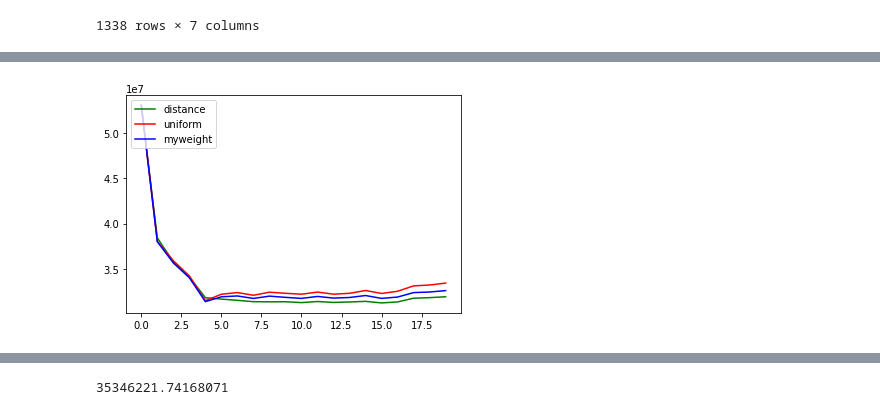
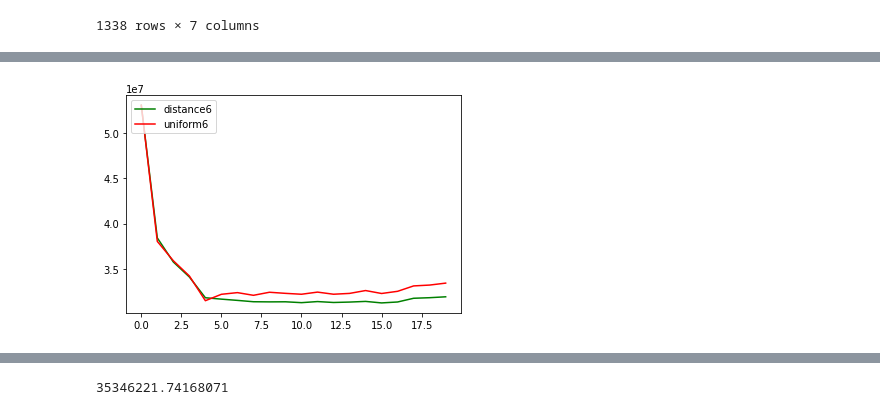
Before and after one commit to huutuongtu/AI_project, a Jupyter notebook: AI.ipynb, the cells around one changed output, grey strips where cells are left out. Drawn from its saved outputs; the diff is of its cells as text; code cells hidden in the pictures.

```diff
--- a/AI.ipynb
+++ b/AI.ipynb
@@ -15,7 +16,7 @@ Complete import
 Load data
 # %%
 cols = ['age', 'sex', 'bmi', 'children', 'smoker', 'region', 'expenses']
-insurance = pd.read_csv('./insurance.csv', names=cols)
+insurance = pd.read_csv('./Data/insurance.csv', names=cols)
 print(insurance.shape)
 insurance.head()
 # %% [output]
@@ -155,7 +166,7 @@ Name: expenses, Length: 896, dtype: float64
 from sklearn.metrics import mean_squared_error, r2_score
 import numpy as np
 
-distance = []
+distance_6 = []
 from sklearn.neighbors import KNeighborsRegressor
 for i in range(20):
     knn_model = KNeighborsRegressor(n_neighbors=i+1, weights='distance').fit(X_train, y_train)
@@ -163,9 +174,9 @@ for i in range(20):
     predict_df = pd.DataFrame({"Dependent_Test" : y_test, "Dependent_Predicted" : predicted_values})
     mse_knn_distance = mean_squared_error(predict_df.Dependent_Predicted, predict_df.Dependent_Test)
     print(" k = " + str(i+1) + " Mean Squared Error = ", mean_squared_error(predict_df.Dependent_Predicted, predict_df.Dependent_Test))
-    distance.append(mean_squared_error(predict_df.Dependent_Predicted, predict_df.Dependent_Test))
+    distance_6.append(mean_squared_error(predict_df.Dependent_Predicted, predict_df.Dependent_Test))
 x = [1,2,3,4,5,6,7,8,9,10,11,12,13,14,15,16,17,18,19,20]
-plt.plot(x ,distance)
+plt.plot(x ,distance_6)
 plt.xlabel("k")
 plt.ylabel('MSE_distance')
 plt.show()
@@ -195,7 +206,7 @@ plt.show()
 import matplotlib.pyplot as plt
 from sklearn.metrics import mean_squared_error, r2_score
 import numpy as np
-uniform = []
+uniform_6 = []
 
 
 from sklearn.neighbors import KNeighborsRegressor
@@ -204,11 +215,11 @@ for i in range(20):
     predicted_values = knn_model.predict(X_test)
     predict_df = pd.DataFrame({"Dependent_Test" : y_test, "Dependent_Predicted" : predicted_values})
     print(" k = " + str(i+1) + " Mean Squared Error = ", mean_squared_error(predict_df.Dependent_Predicted, predict_df.Dependent_Test))
-    uniform.append(mean_squared_error(predict_df.Dependent_Predicted, predict_df.Dependent_Test))
+    uniform_6.append(mean_squared_error(predict_df.Dependent_Predicted, predict_df.Dependent_Test))
 
 x = [1,2,3,4,5,6,7,8,9,10,11,12,13,14,15,16,17,18,19,20]
 
-plt.plot(x,uniform)
+plt.plot(x,uniform_6)
 plt.xlabel("k")
 plt.ylabel('MSE_uniform')
 plt.show()
@@ -281,10 +331,10 @@ k = 20 Mean Squared Error = 32606764.67889999
 # %%
 fig, ax = plt.subplots()
 
-ax.plot(distance, color = 'green', label = 'distance')
-ax.plot(uniform , color = 'red', label = 'uniform')
-ax.plot(myweightt , color = 'blue', label = 'myweight')
+ax.plot(distance_6, color = 'green', label = 'distance6')
+ax.plot(uniform_6 , color = 'red', label = 'uniform6')
+
 ax.legend(loc = 'upper left')
 plt.show()
 # %% [output]
-[figure, old version]
+[figure, new version]
```
Also changed, not shown: parts of 23 cells of this notebook.
